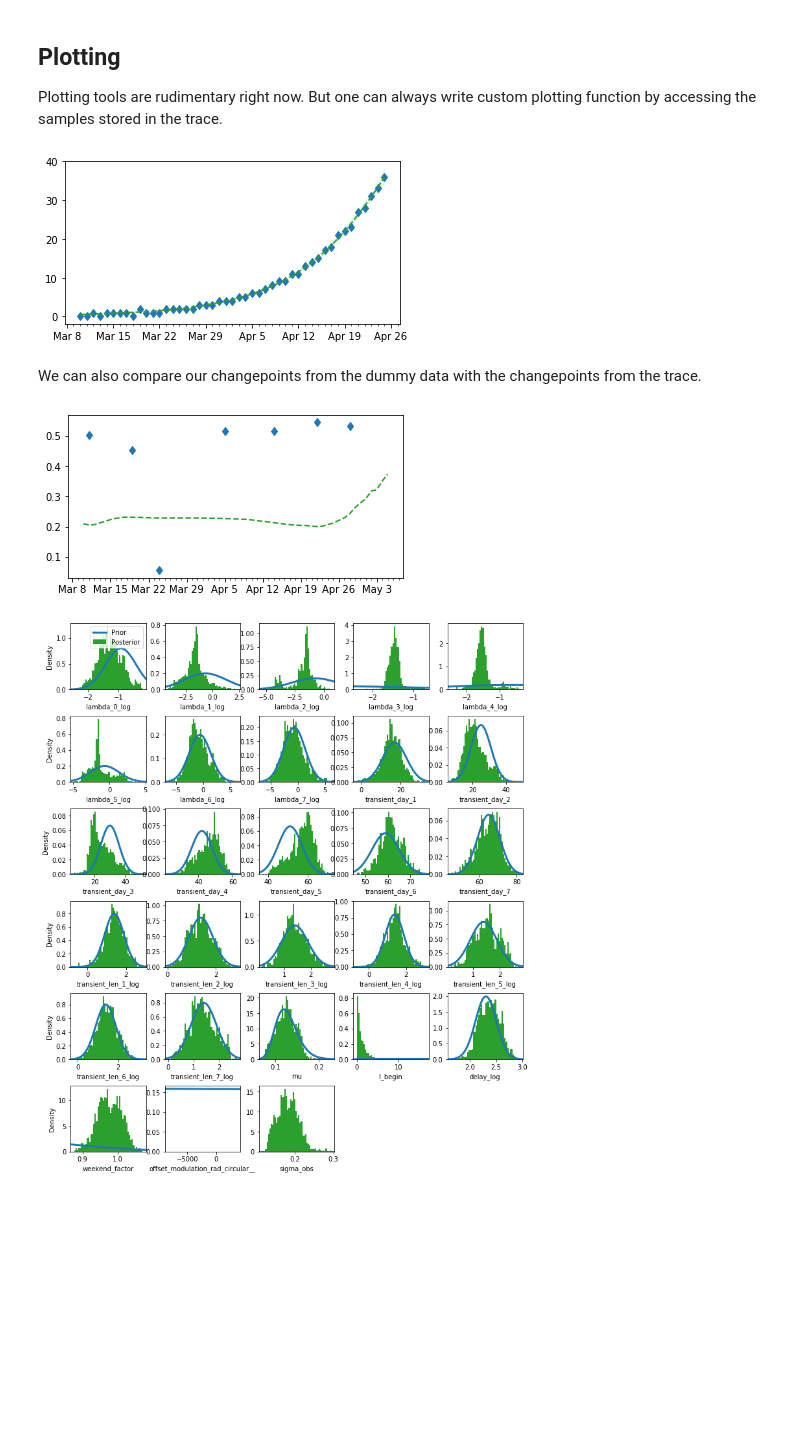
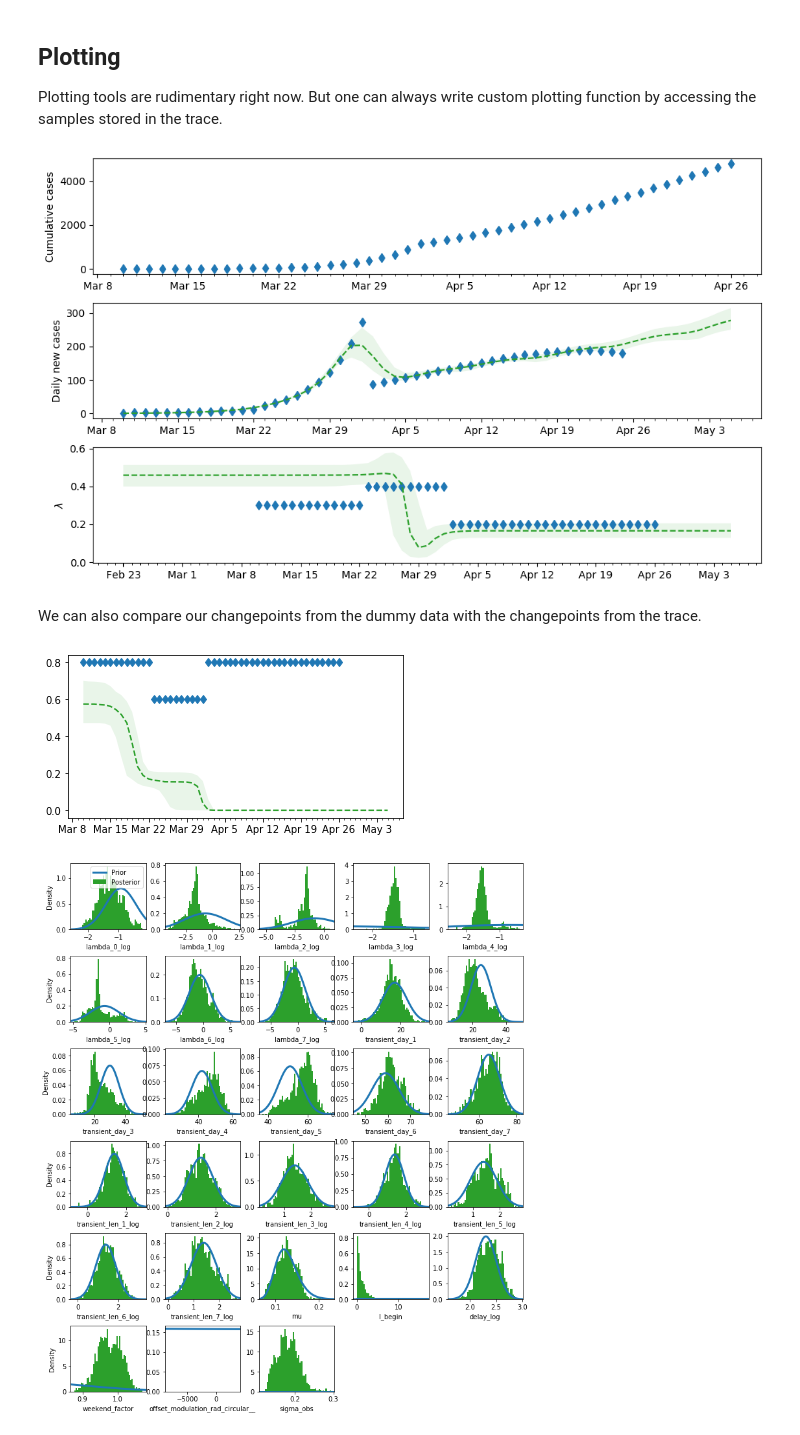
Before and after one commit to Priesemann-Group/covid19_inference, a Jupyter notebook: scripts/example_dummy_data.ipynb, the cells around one changed output. Cells and saved outputs as stored; diff of their text form; code cells hidden in the pictures; blank space fills up the shorter version.

```diff
--- a/scripts/example_dummy_data.ipynb
+++ b/scripts/example_dummy_data.ipynb
@@ -133,27 +135,24 @@ ERROR    [pymc3] The estimated number of effective samples is smaller than 200 f
 
 Plotting tools are rudimentary right now. But one can always write custom plotting function
 by accessing the samples stored in the trace.
-# %%
-x = pd.date_range(data_begin,data_end-datetime.timedelta(days=1))
-ax = cov19.plot._timeseries(x,
-                            new_cases_obs["confirmed"],
-                            what="data",
-                            draw_ci_95=False,
-                            lw=0)
-
-# Plot the model
-y = trace["new_cases"][:,:model.data_len]
-x = pd.date_range(model.data_begin,model.data_end)
-ax = cov19.plot._timeseries(x,y,ax,what="fcast", draw_ci_95=True)
-cov19.plot._format_date_xticks(ax)
-# %% [output]
-[figure, removed]
+# %%
+
+#Plot the model by adding onto the axis from before
+y = trace["new_cases"][:,:]
+x = pd.date_range(model.data_begin,model.fcast_end-datetime.timedelta(days=0))
+cov19.plot._timeseries(x,y,ax[1],what="fcast", draw_ci_95=True)
+y = trace["lambda_t"][:,:]
+x = pd.date_range(model.sim_begin,model.fcast_end-datetime.timedelta(days=0))
+cov19.plot._timeseries(x,y,ax[2],what="fcast", draw_ci_95=True)
+fig
+# %% [output]
+[figure, added]
 # %% [markdown]
 We can also compare our changepoints from the dummy data with the changepoints from the trace.
 # %%
 #First the observed changepoints
-ax = cov19.plot._timeseries(np.array(changepoints)[:,0],
-                            np.array(changepoints)[:,1],
+ax = cov19.plot._timeseries(data.index,
+                            data["lambda_t"],
                             what="data",
                             draw_ci_95=False,
                             lw=0)
@@ -161,10 +160,10 @@ ax = cov19.plot._timeseries(np.array(changepoints)[:,0],
 x = pd.date_range(model.data_begin,model.sim_end)
 y = trace["lambda_t"][:,(model.data_begin-model.sim_begin).days:model.sim_len]
 
-cov19.plot._timeseries(x,y,ax,what="fcast", draw_ci_95=False)
+cov19.plot._timeseries(x,y,ax,what="fcast", draw_ci_95=True)
 cov19.plot._format_date_xticks(ax)
 # %% [output]
-[figure, old version]
+[figure, new version]
 # %%
 varnames = cov19.plotting.get_all_free_RVs_names(model)
 num_cols = 5
```
Also changed, not shown: parts of 5 cells of this notebook, 1 other file.
